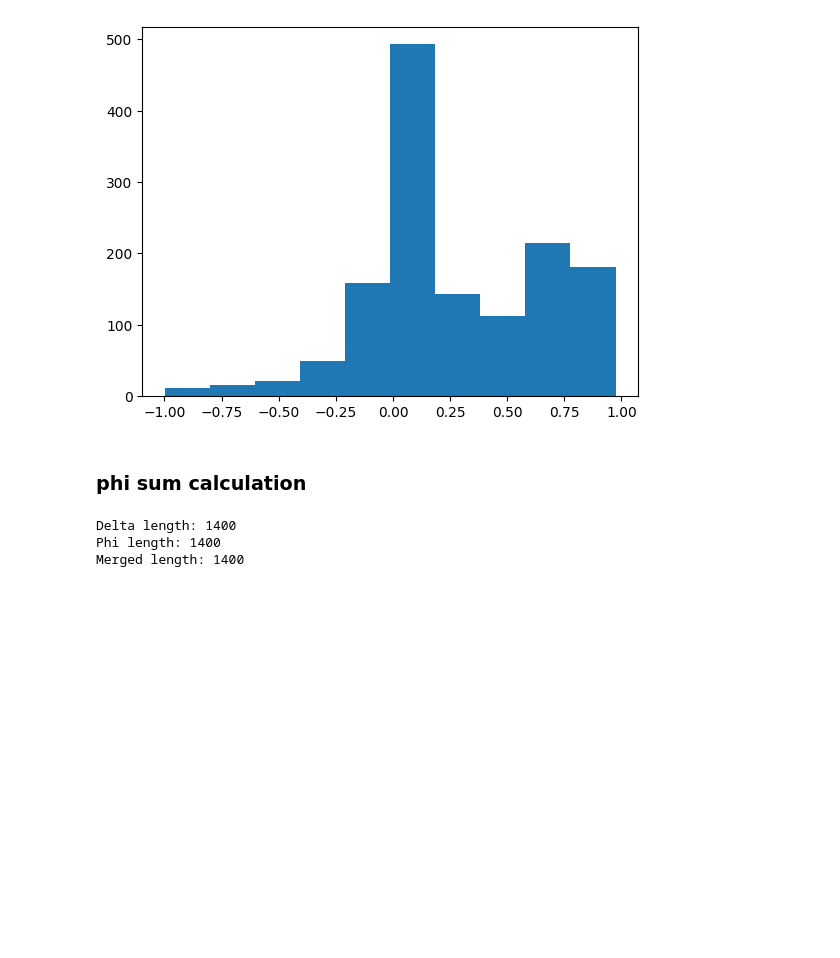
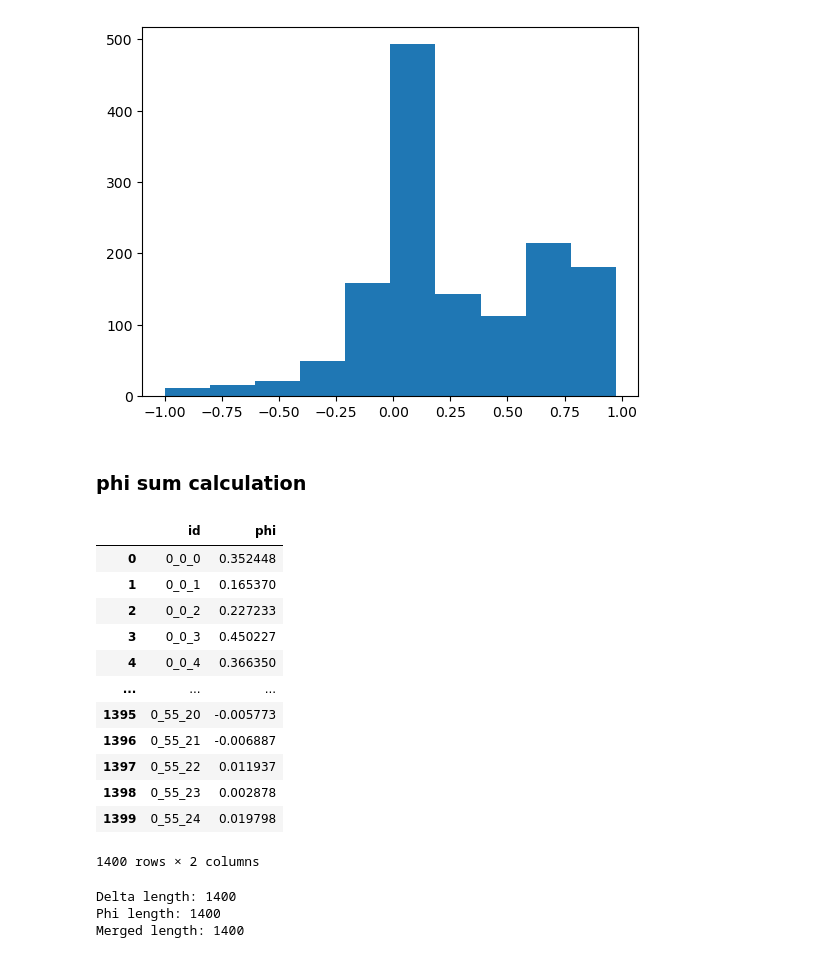
Before and after one commit to sek2dcs/MamalakisResearch, a Jupyter notebook: completeness_property.ipynb, the cells around one changed output. Saved outputs shown, nothing was run; the diff lists cells and outputs as text; code cells hidden in the pictures; blank space fills up the shorter version.

```diff
--- a/completeness_property.ipynb
+++ b/completeness_property.ipynb
@@ -235,3 +237,19 @@ phi_df = pd.DataFrame(phi_data)
+# %%
+phi_df
+# %% [output]
+|  | id | phi |
+| 0 | 0_0_0 | 0.352448 |
+| 1 | 0_0_1 | 0.165370 |
+| 2 | 0_0_2 | 0.227233 |
+| 3 | 0_0_3 | 0.450227 |
+| 4 | 0_0_4 | 0.366350 |
+| ... | ... | ... |
+| 1395 | 0_55_20 | -0.005773 |
+| 1396 | 0_55_21 | -0.006887 |
+| 1397 | 0_55_22 | 0.011937 |
+| 1398 | 0_55_23 | 0.002878 |
+| 1399 | 0_55_24 | 0.019798 |
+1400 rows × 2 columns
 # %%
 merged = pd.merge(delta_df, phi_df, on='id')
 # %%
```
Also changed, not shown: parts of 7 cells of this notebook.
